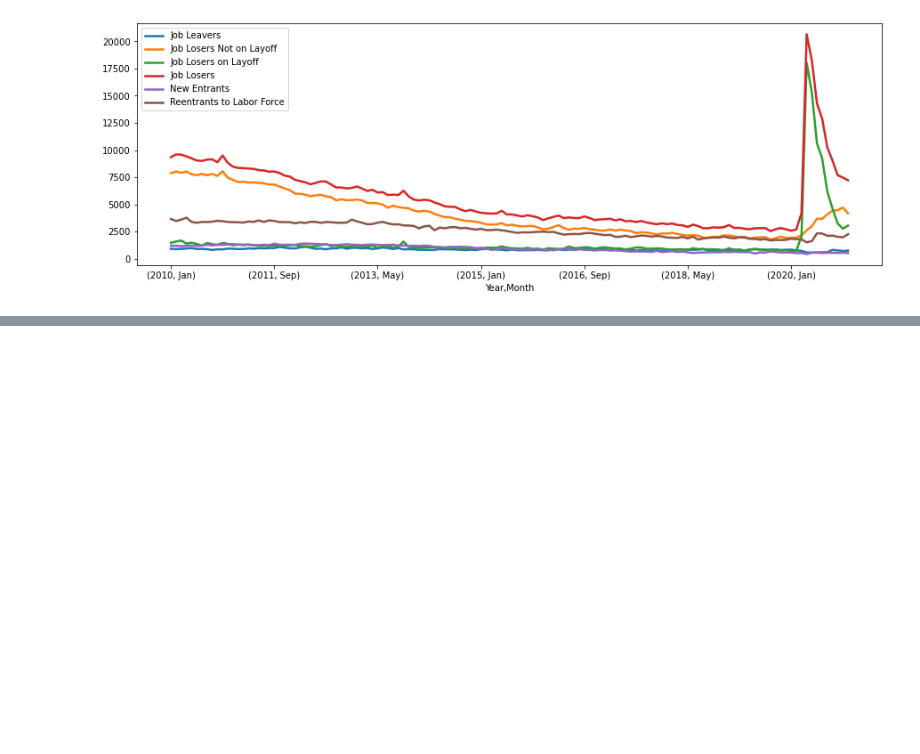
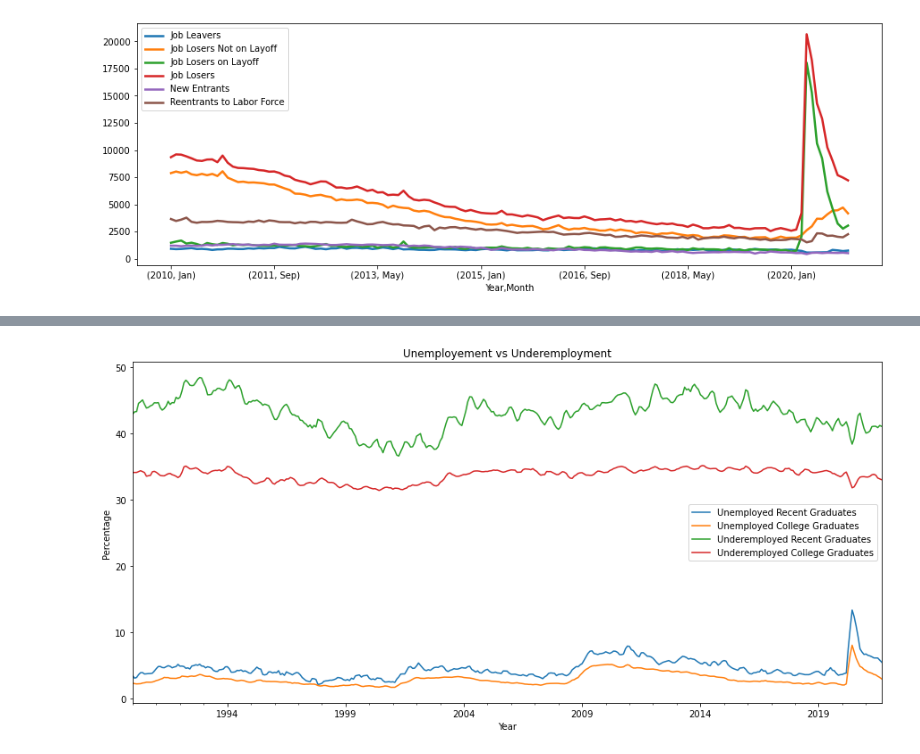
Before and after one commit to Ankita-Khiratkar/2021Fall_finals, a Jupyter notebook: Final_Project.ipynb, the cells around one changed output, grey strips where cells are left out. Saved outputs shown, nothing was run; the diff lists cells and outputs as text; code cells hidden in the pictures; blank space fills up the shorter version.

Commit message:
[a]added code for unemployment vs underemployment [b]updated data folder structure [c]updated gitignore

```diff
--- a/Final_Project.ipynb
+++ b/Final_Project.ipynb
@@ -39,0 +42,13 @@ ans.plot(figsize=(15, 5), linewidth = 2.5);
+# %%
+df_unemployed = pd.read_excel('.Data/unemployed_vs_underemployed/labor-market-for-recent-college-grads.xlsx', sheet_name='ch1_unemployment',
+                   usecols=['Date', 'Recent graduates', 'College graduates'], skiprows=13, skipfooter=2)
+df_unemployed.set_index('Date', inplace = True)
+# %%
+df_underemployed = pd.read_excel('.Data/unemployed_vs_underemployed/labor-market-for-recent-college-grads.xlsx', sheet_name='ch2_underemployment',
+                   usecols=['Date', 'Recent graduates', 'College graduates'], skiprows=13, skipfooter=2)
+df_underemployed.set_index('Date', inplace = True)
+# %%
+df_merged = pd.merge(df_unemployed, df_underemployed, left_index=True, right_index=True, how="inner")
+df_merged.columns = ['Unemployed Recent Graduates', 'Unemployed College Graduates',
+                     'Underemployed Recent Graduates', 'Underemployed College Graduates']
+df_merged.head()
@@ -39,0 +63,4 @@ ans.plot(figsize=(15, 5), linewidth = 2.5);
+# %%
+df_merged.plot(figsize=[15, 7], title='Unemployement vs Underemployment').set(xlabel='Year', ylabel='Percentage');
+# %% [output]
+[figure, added]
```
Also changed, not shown: parts of 3 cells of this notebook, 27 other files.
